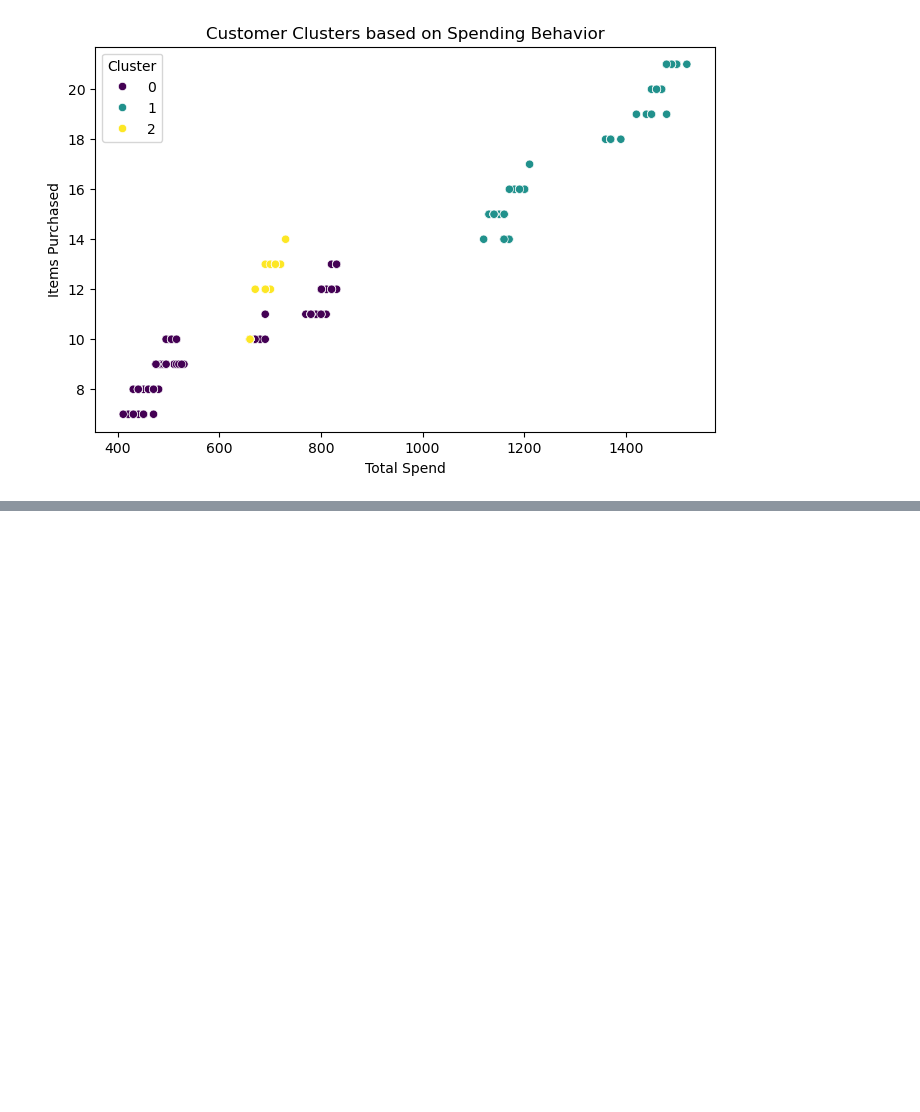
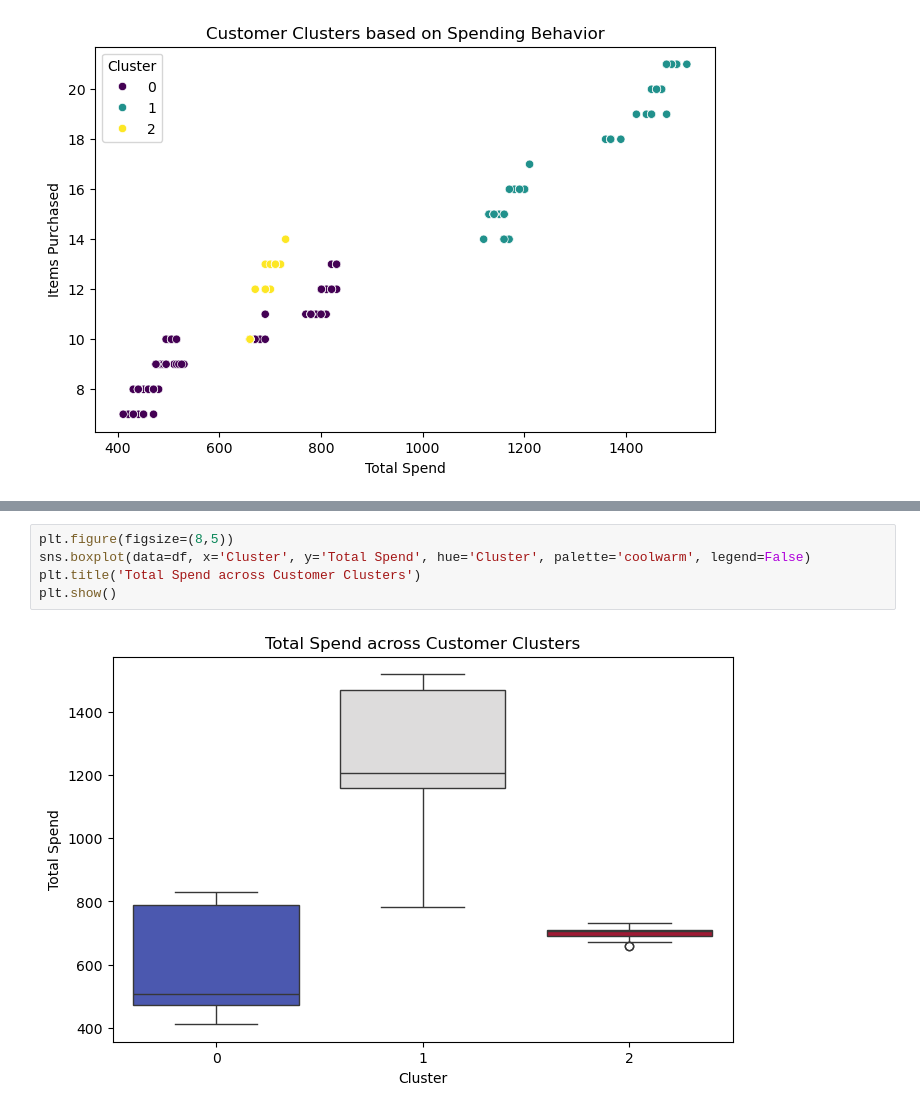
Before and after one commit to Rashi990/IS4116_BIS_Assignment, a Jupyter notebook: notebooks/data_analysis.ipynb, the cells around one changed output, grey strips where cells are left out. Saved outputs shown, nothing was run; the diff lists cells and outputs as text; blank space fills up the shorter version.

```diff
--- a/notebooks/data_analysis.ipynb
+++ b/notebooks/data_analysis.ipynb
@@ -313,0 +332,7 @@ plt.show()
+# %%
+plt.figure(figsize=(8,5))
+sns.boxplot(data=df, x='Cluster', y='Total Spend', hue='Cluster', palette='coolwarm', legend=False)
+plt.title('Total Spend across Customer Clusters')
+plt.show()
+# %% [output]
+[figure, added]
```
Also changed, not shown: parts of 2 cells of this notebook.
